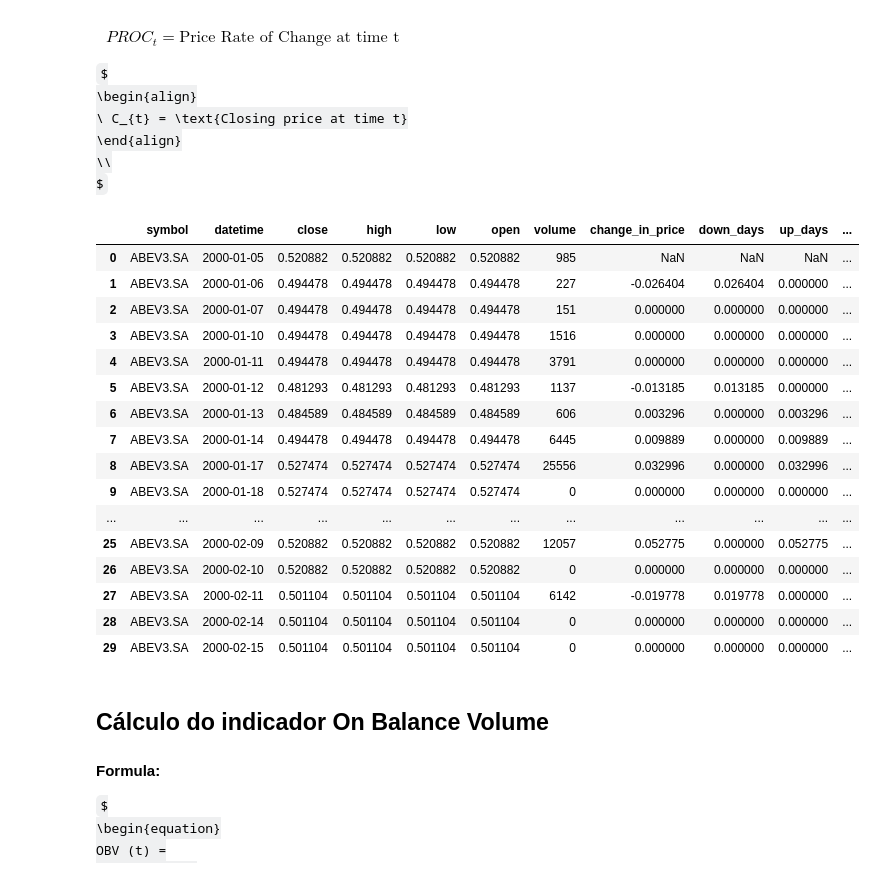
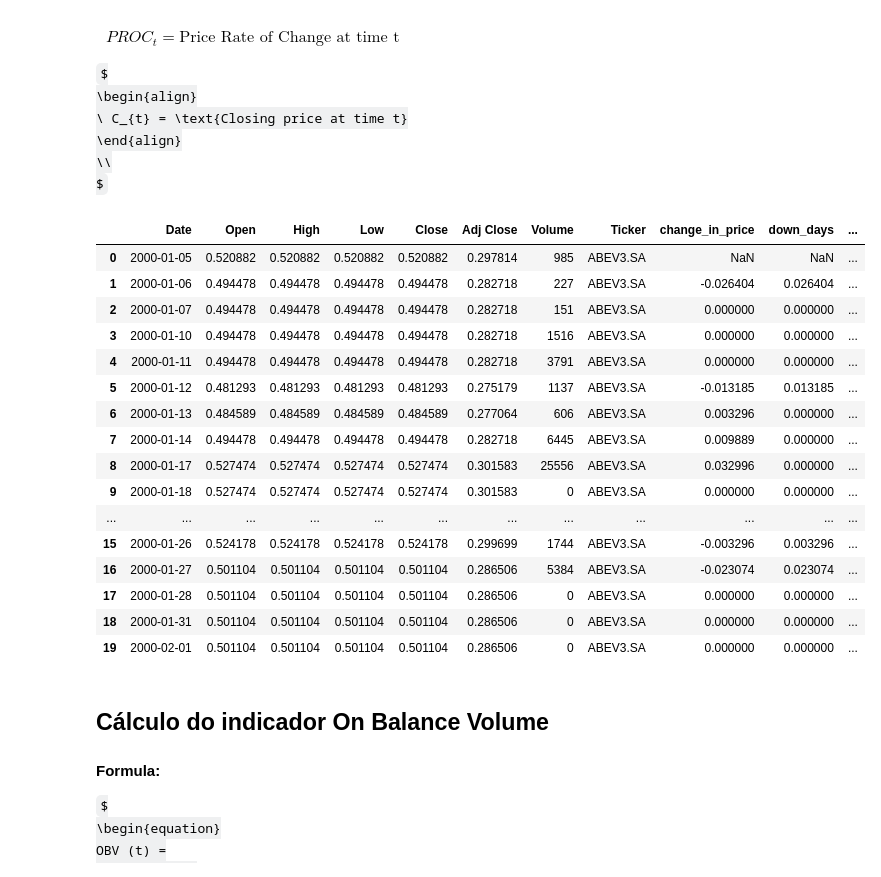
Before and after one commit to Bruno-Santana-Eco/TCC_Machine_learning, a Jupyter notebook: Random Forest.ipynb, the cells around one changed output. Cells and saved outputs as stored; diff of their text form; code cells hidden in the pictures; some formulas as TeX source.

```diff
--- a/Random Forest.ipynb
+++ b/Random Forest.ipynb
@@ -52,12 +50,9 @@ price_data.head(10)
 # %% [markdown]
 #### Tirando a diferença do 'close' na virada de um tick para outro.
 # %%
-# identify rows where the symbol changes
-mask = price_data['symbol'] != price_data['symbol'].shift(1)
+mask = price_data['Ticker'] != price_data['Ticker'].shift(1)
 
-# For those rows, let's make the value null
 price_data['change_in_price'] = np.where(mask == True, np.nan, price_data['change_in_price'])
 
-# print the rows that have a null value, should only be 5
 price_data[price_data.isna().any(axis = 1)]
 # %% [output]
@@ -228,22 +212,20 @@ $
 \end{align}
 $
 # %%
-# Calculate the Williams %R
+# Período de cálculo do indicador
 n = 14
 
-# Make a copy of the high and low column.
-low_14, high_14 = price_data[['symbol','low']].copy(), price_data[['symbol','high']].copy()
+low_14, high_14 = price_data[['Ticker','Low']].copy(), price_data[['Ticker','High']].copy()
 
-# Group by symbol, then apply the rolling function and grab the Min and Max.
-low_14 = low_14.groupby('symbol')['low'].transform(lambda x: x.rolling(window = n).min())
-high_14 = high_14.groupby('symbol')['high'].transform(lambda x: x.rolling(window = n).max())
+#Aplicanod a função no grupo
+low_14 = low_14.groupby('Ticker')['Low'].transform(lambda x: x.rolling(window = n).min())
+high_14 = high_14.groupby('Ticker')['High'].transform(lambda x: x.rolling(window = n).max())
 
-# Calculate William %R indicator.
-r_percent = ((high_14 - price_data['close']) / (high_14 - low_14)) * (- 100)
+# Calculando o indicador
+r_percent = ((high_14 - price_data['Close']) / (high_14 - low_14)) * (- 100)
 
-# Add the info to the data frame.
+
 price_data['r_percent'] = r_percent
 
-# Display the head.
 price_data.head(30)
 # %% [output]
@@ -304,18 +286,18 @@ $
 \\
 $
 # %%
-# Calculate the MACD
-ema_26 = price_data.groupby('symbol')['close'].transform(lambda x: x.ewm(span = 26).mean())
-ema_12 = price_data.groupby('symbol')['close'].transform(lambda x: x.ewm(span = 12).mean())
+# Calculando o MACD
+ema_26 = price_data.groupby('Ticker')['Close'].transform(lambda x: x.ewm(span = 26).mean())
+ema_12 = price_data.groupby('Ticker')['Close'].transform(lambda x: x.ewm(span = 12).mean())
 macd = ema_12 - ema_26
 
-# Calculate the EMA
+# Calculando a EMA
 ema_9_macd = macd.ewm(span = 9).mean()
 
-# Store the data in the data frame.
+
 price_data['MACD'] = macd
 price_data['MACD_EMA'] = ema_9_macd
 
-# Print the head.
+
 price_data.head(30)
 # %% [output]
@@ -368,32 +350,31 @@ $
 \\
 $
 # %%
-# Calculate the Price Rate of Change
+# Período do indicador
 n = 9
 
-# Calculate the Rate of Change in the Price, and store it in the Data Frame.
-price_data['Price_Rate_Of_Change'] = price_data.groupby('symbol')['close'].transform(lambda x: x.pct_change(periods = n))
+# Calculando o Price Rate
+price_data['Price_Rate_Of_Change'] = price_data.groupby('Ticker')['Close'].transform(lambda x: x.pct_change(periods = n))
 
-# Print the first 30 rows
-price_data.head(30)
+price_data.head(20)
 # %% [output]
-|  | symbol | datetime | close | high | low | open | volume | change_in_price | down_days | up_days | ... |
-| 0 | ABEV3.SA | 2000-01-05 | 0.520882 | 0.520882 | 0.520882 | 0.520882 | 985 | NaN | NaN | NaN | ... |
-| 1 | ABEV3.SA | 2000-01-06 | 0.494478 | 0.494478 | 0.494478 | 0.494478 | 227 | -0.026404 | 0.026404 | 0.000000 | ... |
-| 2 | ABEV3.SA | 2000-01-07 | 0.494478 | 0.494478 | 0.494478 | 0.494478 | 151 | 0.000000 | 0.000000 | 0.000000 | ... |
-| 3 | ABEV3.SA | 2000-01-10 | 0.494478 | 0.494478 | 0.494478 | 0.494478 | 1516 | 0.000000 | 0.000000 | 0.000000 | ... |
-| 4 | ABEV3.SA | 2000-01-11 | 0.494478 | 0.494478 | 0.494478 | 0.494478 | 3791 | 0.000000 | 0.000000 | 0.000000 | ... |
-| 5 | ABEV3.SA | 2000-01-12 | 0.481293 | 0.481293 | 0.481293 | 0.481293 | 1137 | -0.013185 | 0.013185 | 0.000000 | ... |
-| 6 | ABEV3.SA | 2000-01-13 | 0.484589 | 0.484589 | 0.484589 | 0.484589 | 606 | 0.003296 | 0.000000 | 0.003296 | ... |
-| 7 | ABEV3.SA | 2000-01-14 | 0.494478 | 0.494478 | 0.494478 | 0.494478 | 6445 | 0.009889 | 0.000000 | 0.009889 | ... |
-| 8 | ABEV3.SA | 2000-01-17 | 0.527474 | 0.527474 | 0.527474 | 0.527474 | 25556 | 0.032996 | 0.000000 | 0.032996 | ... |
-| 9 | ABEV3.SA | 2000-01-18 | 0.527474 | 0.527474 | 0.527474 | 0.527474 | 0 | 0.000000 | 0.000000 | 0.000000 | ... |
+|  | Date | Open | High | Low | Close | Adj Close | Volume | Ticker | change_in_price | down_days | ... |
+| 0 | 2000-01-05 | 0.520882 | 0.520882 | 0.520882 | 0.520882 | 0.297814 | 985 | ABEV3.SA | NaN | NaN | ... |
+| 1 | 2000-01-06 | 0.494478 | 0.494478 | 0.494478 | 0.494478 | 0.282718 | 227 | ABEV3.SA | -0.026404 | 0.026404 | ... |
+| 2 | 2000-01-07 | 0.494478 | 0.494478 | 0.494478 | 0.494478 | 0.282718 | 151 | ABEV3.SA | 0.000000 | 0.000000 | ... |
+| 3 | 2000-01-10 | 0.494478 | 0.494478 | 0.494478 | 0.494478 | 0.282718 | 1516 | ABEV3.SA | 0.000000 | 0.000000 | ... |
+| 4 | 2000-01-11 | 0.494478 | 0.494478 | 0.494478 | 0.494478 | 0.282718 | 3791 | ABEV3.SA | 0.000000 | 0.000000 | ... |
+| 5 | 2000-01-12 | 0.481293 | 0.481293 | 0.481293 | 0.481293 | 0.275179 | 1137 | ABEV3.SA | -0.013185 | 0.013185 | ... |
+| 6 | 2000-01-13 | 0.484589 | 0.484589 | 0.484589 | 0.484589 | 0.277064 | 606 | ABEV3.SA | 0.003296 | 0.000000 | ... |
+| 7 | 2000-01-14 | 0.494478 | 0.494478 | 0.494478 | 0.494478 | 0.282718 | 6445 | ABEV3.SA | 0.009889 | 0.000000 | ... |
+| 8 | 2000-01-17 | 0.527474 | 0.527474 | 0.527474 | 0.527474 | 0.301583 | 25556 | ABEV3.SA | 0.032996 | 0.000000 | ... |
+| 9 | 2000-01-18 | 0.527474 | 0.527474 | 0.527474 | 0.527474 | 0.301583 | 0 | ABEV3.SA | 0.000000 | 0.000000 | ... |
 | ... | ... | ... | ... | ... | ... | ... | ... | ... | ... | ... | ... |
-| 25 | ABEV3.SA | 2000-02-09 | 0.520882 | 0.520882 | 0.520882 | 0.520882 | 12057 | 0.052775 | 0.000000 | 0.052775 | ... |
-| 26 | ABEV3.SA | 2000-02-10 | 0.520882 | 0.520882 | 0.520882 | 0.520882 | 0 | 0.000000 | 0.000000 | 0.000000 | ... |
-| 27 | ABEV3.SA | 2000-02-11 | 0.501104 | 0.501104 | 0.501104 | 0.501104 | 6142 | -0.019778 | 0.019778 | 0.000000 | ... |
-| 28 | ABEV3.SA | 2000-02-14 | 0.501104 | 0.501104 | 0.501104 | 0.501104 | 0 | 0.000000 | 0.000000 | 0.000000 | ... |
-| 29 | ABEV3.SA | 2000-02-15 | 0.501104 | 0.501104 | 0.501104 | 0.501104 | 0 | 0.000000 | 0.000000 | 0.000000 | ... |
+| 15 | 2000-01-26 | 0.524178 | 0.524178 | 0.524178 | 0.524178 | 0.299699 | 1744 | ABEV3.SA | -0.003296 | 0.003296 | ... |
+| 16 | 2000-01-27 | 0.501104 | 0.501104 | 0.501104 | 0.501104 | 0.286506 | 5384 | ABEV3.SA | -0.023074 | 0.023074 | ... |
+| 17 | 2000-01-28 | 0.501104 | 0.501104 | 0.501104 | 0.501104 | 0.286506 | 0 | ABEV3.SA | 0.000000 | 0.000000 | ... |
+| 18 | 2000-01-31 | 0.501104 | 0.501104 | 0.501104 | 0.501104 | 0.286506 | 0 | ABEV3.SA | 0.000000 | 0.000000 | ... |
+| 19 | 2000-02-01 | 0.501104 | 0.501104 | 0.501104 | 0.501104 | 0.286506 | 0 | ABEV3.SA | 0.000000 | 0.000000 | ... |
 # %% [markdown]
 ## Cálculo do indicador On Balance Volume
 
```
Also changed, not shown: parts of 16 cells of this notebook.
